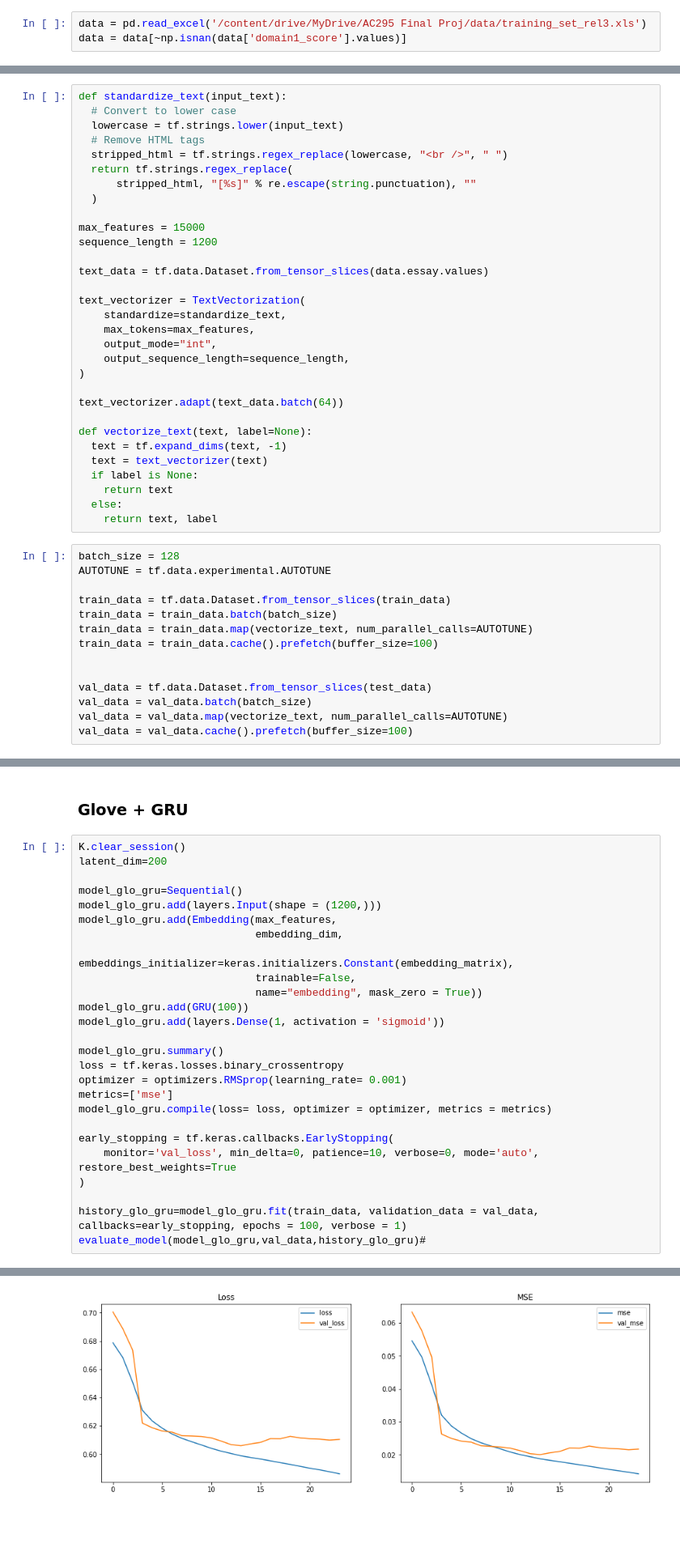
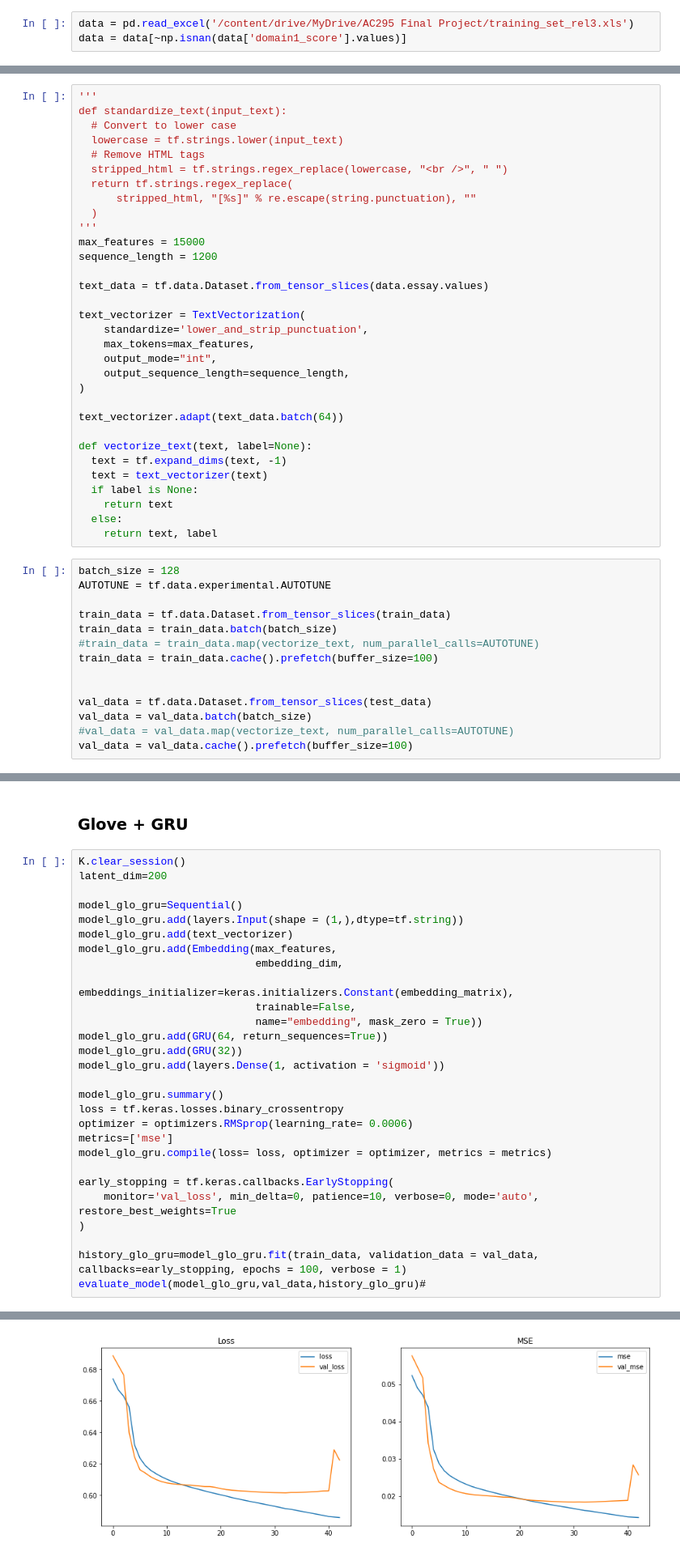
Before and after one commit to hanshaoling/AC295_TeamAnonymous, a Jupyter notebook: submissions/project_TeamAnonymous/milestone4_TeamAnonymous/Combined_AES_Reg_model.ipynb, the cells around one changed output, grey strips where cells are left out. Shown at 81% size. Cells and saved outputs as stored; diff of their text form; blank space fills up the shorter version.

```diff
--- a/submissions/project_TeamAnonymous/milestone4_TeamAnonymous/Combined_AES_Reg_model.ipynb
+++ b/submissions/project_TeamAnonymous/milestone4_TeamAnonymous/Combined_AES_Reg_model.ipynb
@@ -68,7 +68,7 @@ from sklearn.metrics import cohen_kappa_score
 # %% [markdown]
 # Read data
 # %%
-data = pd.read_excel('/content/drive/MyDrive/AC295 Final Proj/data/training_set_rel3.xls')
+data = pd.read_excel('/content/drive/MyDrive/AC295 Final Project/training_set_rel3.xls')
 data = data[~np.isnan(data['domain1_score'].values)]
 # %% [markdown]
 **As mentioned in milestone3, classification is not appropriate when we have large number of score levels. Instead of doing classification, we try regression. In this way, we can combine essays from all prompts. We rescale the scores to [0, 1] to train the model, then rescale back to examine performance of models (quadratic weighted kappa).**
@@ -133,6 +133,7 @@ train_data
 # %% [markdown]
 # Tokenization
 # %%
+'''
 def standardize_text(input_text):
   # Convert to lower case
   lowercase = tf.strings.lower(input_text)
@@ -141,14 +142,14 @@ def standardize_text(input_text):
   return tf.strings.regex_replace(
       stripped_html, "[%s]" % re.escape(string.punctuation), ""
   )
-
+'''
 max_features = 15000
 sequence_length = 1200
 
 text_data = tf.data.Dataset.from_tensor_slices(data.essay.values)
 
 text_vectorizer = TextVectorization(
-    standardize=standardize_text,
+    standardize='lower_and_strip_punctuation',
     max_tokens=max_features,
     output_mode="int",
     output_sequence_length=sequence_length,
@@ -169,13 +170,13 @@ AUTOTUNE = tf.data.experimental.AUTOTUNE
 
 train_data = tf.data.Dataset.from_tensor_slices(train_data)
 train_data = train_data.batch(batch_size)
-train_data = train_data.map(vectorize_text, num_parallel_calls=AUTOTUNE)
+#train_data = train_data.map(vectorize_text, num_parallel_calls=AUTOTUNE)
 train_data = train_data.cache().prefetch(buffer_size=100)
 
 
 val_data = tf.data.Dataset.from_tensor_slices(test_data)
 val_data = val_data.batch(batch_size)
-val_data = val_data.map(vectorize_text, num_parallel_calls=AUTOTUNE)
+#val_data = val_data.map(vectorize_text, num_parallel_calls=AUTOTUNE)
 val_data = val_data.cache().prefetch(buffer_size=100)
 # %%
 train_data
@@ -496,18 +503,20 @@ K.clear_session()
 latent_dim=200
 
 model_glo_gru=Sequential()
-model_glo_gru.add(layers.Input(shape = (1200,)))
+model_glo_gru.add(layers.Input(shape = (1,),dtype=tf.string))
+model_glo_gru.add(text_vectorizer)
 model_glo_gru.add(Embedding(max_features,
                             embedding_dim,
                             embeddings_initializer=keras.initializers.Constant(embedding_matrix),
                             trainable=False,
                             name="embedding", mask_zero = True))
-model_glo_gru.add(GRU(100))
+model_glo_gru.add(GRU(64, return_sequences=True))
+model_glo_gru.add(GRU(32))
 model_glo_gru.add(layers.Dense(1, activation = 'sigmoid'))
 
 model_glo_gru.summary()
 loss = tf.keras.losses.binary_crossentropy
-optimizer = optimizers.RMSprop(learning_rate= 0.001)
+optimizer = optimizers.RMSprop(learning_rate= 0.0006)
 metrics=['mse']
 model_glo_gru.compile(loss= loss, optimizer = optimizer, metrics = metrics)
 
@@ -538 +547 @@ Epoch 24/100
-[figure, old version]
+[figure, new version]
```
Also changed, not shown: parts of 7 cells of this notebook.
